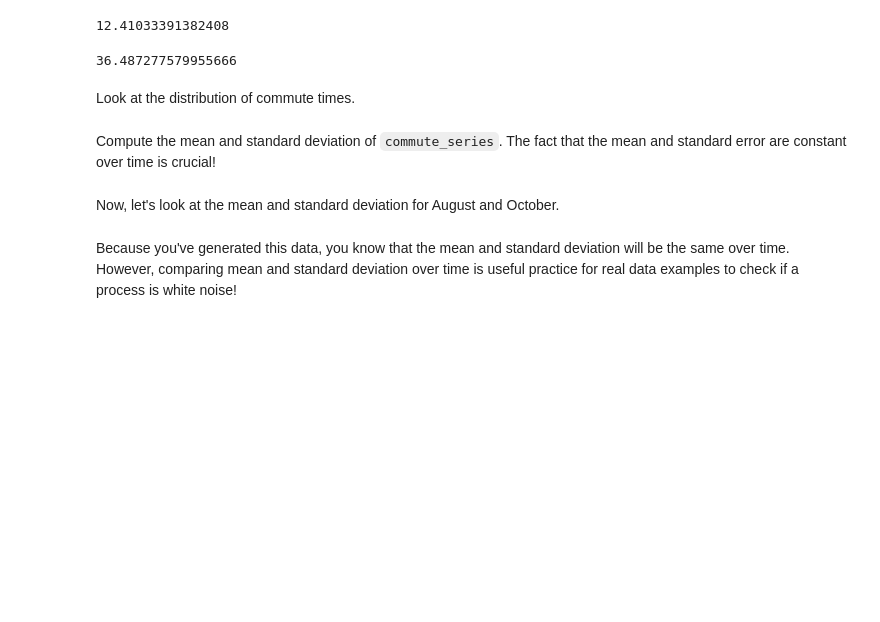
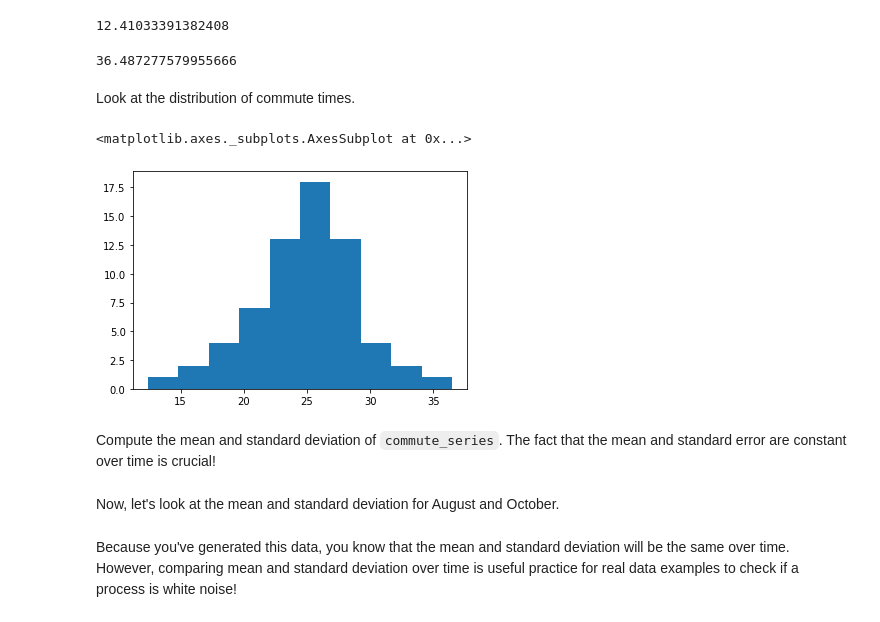
Before and after one commit to CaryMosley/dsc-basic-time-series-models-lab-nyc-ds-021720, a Jupyter notebook: index.ipynb, the cells around one changed output. Saved outputs shown, nothing was run; the diff lists cells and outputs as text; code cells hidden in the pictures; blank space fills up the shorter version.

```diff
--- a/index.ipynb
+++ b/index.ipynb
@@ -74,6 +74,10 @@ max(commute)
 Look at the distribution of commute times.
 # %%
 # Distribution of commute times
+commute_series.hist(grid=False)
+# %% [output]
+<matplotlib.axes._subplots.AxesSubplot at 0x...>
+[figure, added]
 # %% [markdown]
 Compute the mean and standard deviation of `commute_series`. The fact that the mean and standard error are constant over time is crucial!
 # %%
```
